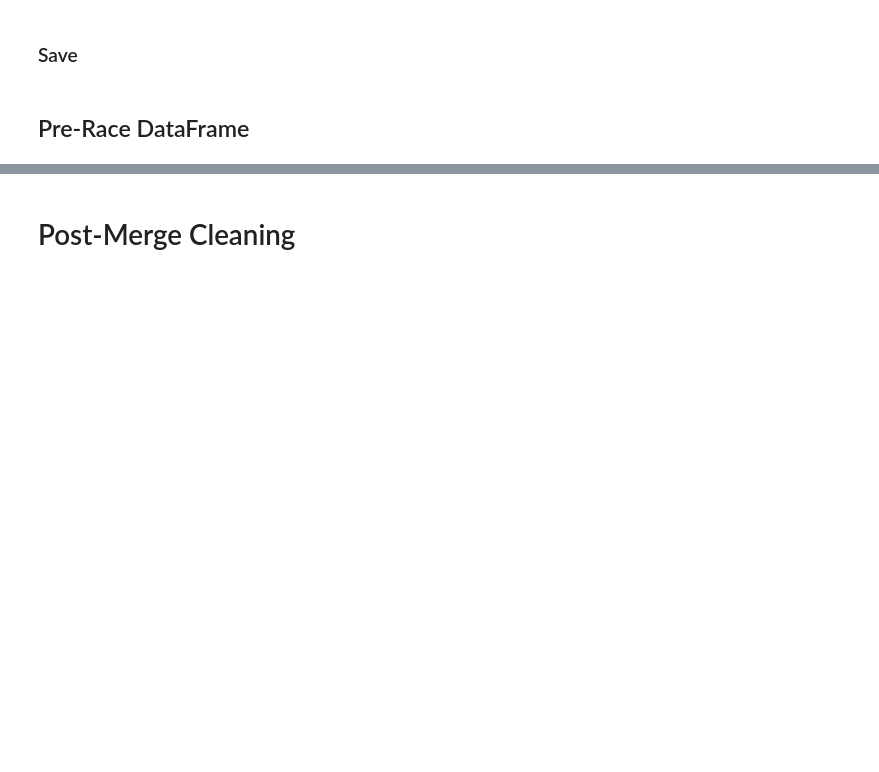
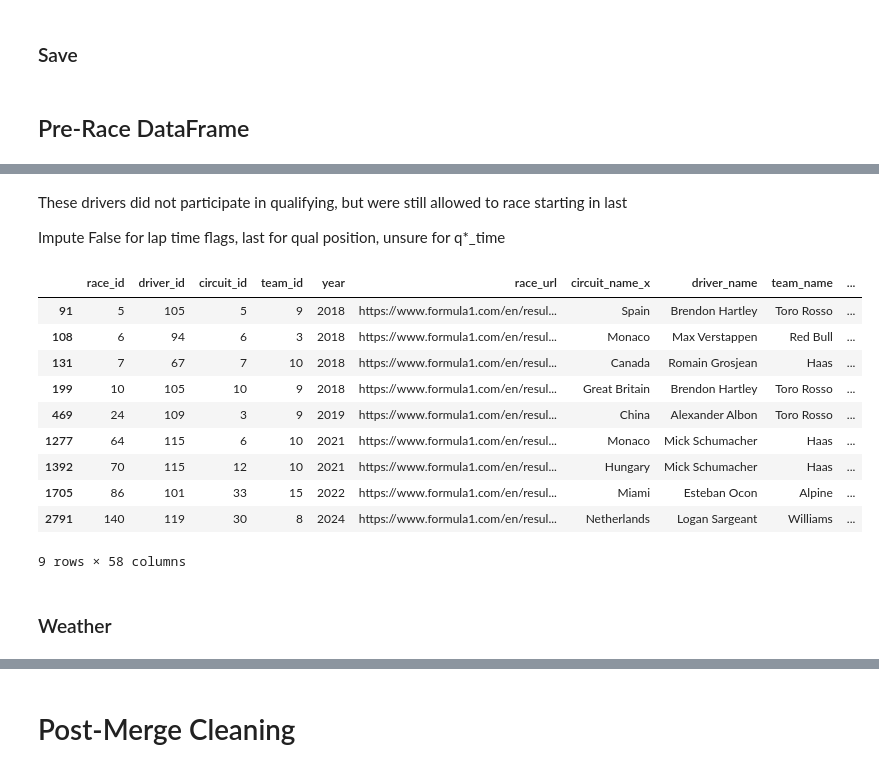
Before and after one commit to JackRWilson/Formula-1-Predictions-Project, a Jupyter notebook: notebooks/data_cleaning.ipynb, the cells around one changed output, grey strips where cells are left out. Cells and saved outputs as stored; diff of their text form; code cells hidden in the pictures; blank space fills up the shorter version.

Commit message:
Merge pre-race raw dataframe

```diff
--- a/notebooks/data_cleaning.ipynb
+++ b/notebooks/data_cleaning.ipynb
@@ -2156,0 +2166,2 @@ f1_data_mq2.to_csv('../data/intermediate/f1_data_pre_race_raw.csv', encoding='ut
+# %%
+f1_data_m6 = pd.read_csv('../data/intermediate/f1_data_neutral_merges.csv')
@@ -2156,0 +2170,10 @@ f1_data_mq2.to_csv('../data/intermediate/f1_data_pre_race_raw.csv', encoding='ut
+# %%
+print(f'Shape before: {f1_data_m6.shape}')
+na = f1_data_m6.isna().sum().sum()
+
+f1_data_mr1 = f1_data_m6.merge(starting_grid, on=['race_id', 'driver_id'], how='left')
+
+print(f'Shape after: {f1_data_mr1.shape}')
+print(f'\nNA Before:\n{na}')
+print(f'\nNA After:\n{f1_data_mr1.isna().sum().sum()}')
+display(f1_data_mr1.head(1))
@@ -2156,0 +2208,10 @@ f1_data_mq2.to_csv('../data/intermediate/f1_data_pre_race_raw.csv', encoding='ut
+# %%
+print(f'Shape before: {f1_data_mr1.shape}')
+na = f1_data_mr1.isna().sum().sum()
+
+f1_data_mr2 = f1_data_mr1.merge(qualifying, on=['race_id', 'driver_id'], how='left')
+
+print(f'Shape after: {f1_data_mr2.shape}')
+print(f'\nNA Before:\n{na}')
+print(f'\nNA After:\n{f1_data_mr2.isna().sum().sum()}')
+display(f1_data_mr2.head(1))
@@ -2156,0 +2230,20 @@ f1_data_mq2.to_csv('../data/intermediate/f1_data_pre_race_raw.csv', encoding='ut
+# %% [markdown]
+These drivers did not participate in qualifying, but were still allowed to race starting in last
+
+Impute False for lap time flags, last for qual position, unsure for q*_time
+# %%
+f1_data_mr2[f1_data_mr2['qual_position'].isna()]
+# %% [output]
+|  | race_id | driver_id | circuit_id | team_id | year | race_url | circuit_name_x | driver_name | team_name | ... |
+| 91 | 5 | 105 | 5 | 9 | 2018 | https://www.formula1.com/en/resul... | Spain | Brendon Hartley | Toro Rosso | ... |
+| 108 | 6 | 94 | 6 | 3 | 2018 | https://www.formula1.com/en/resul... | Monaco | Max Verstappen | Red Bull | ... |
+| 131 | 7 | 67 | 7 | 10 | 2018 | https://www.formula1.com/en/resul... | Canada | Romain Grosjean | Haas | ... |
+| 199 | 10 | 105 | 10 | 9 | 2018 | https://www.formula1.com/en/resul... | Great Britain | Brendon Hartley | Toro Rosso | ... |
+| 469 | 24 | 109 | 3 | 9 | 2019 | https://www.formula1.com/en/resul... | China | Alexander Albon | Toro Rosso | ... |
+| 1277 | 64 | 115 | 6 | 10 | 2021 | https://www.formula1.com/en/resul... | Monaco | Mick Schumacher | Haas | ... |
+| 1392 | 70 | 115 | 12 | 10 | 2021 | https://www.formula1.com/en/resul... | Hungary | Mick Schumacher | Haas | ... |
+| 1705 | 86 | 101 | 33 | 15 | 2022 | https://www.formula1.com/en/resul... | Miami | Esteban Ocon | Alpine | ... |
+| 2791 | 140 | 119 | 30 | 8 | 2024 | https://www.formula1.com/en/resul... | Netherlands | Logan Sargeant | Williams | ... |
+9 rows × 58 columns
+# %% [markdown]
+### Weather
```
Also changed, not shown: parts of 14 cells of this notebook, 1 other file.
